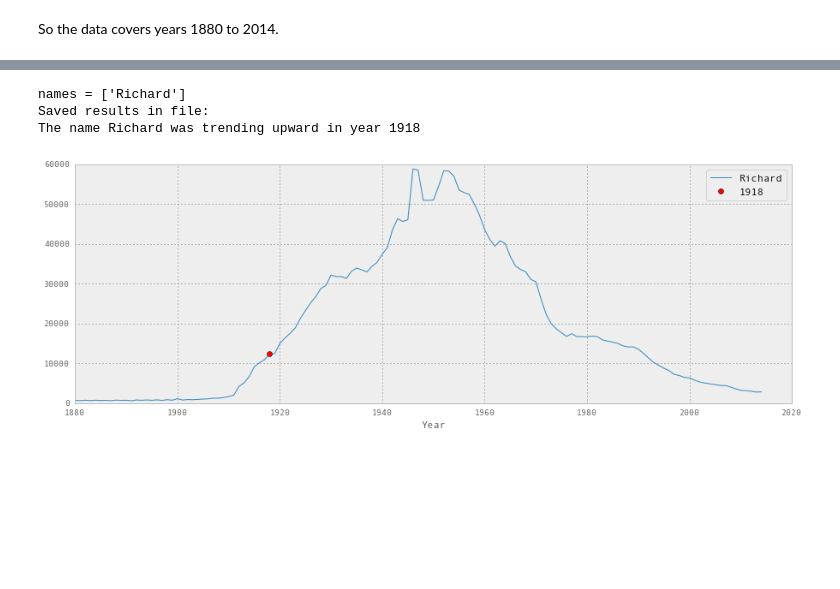
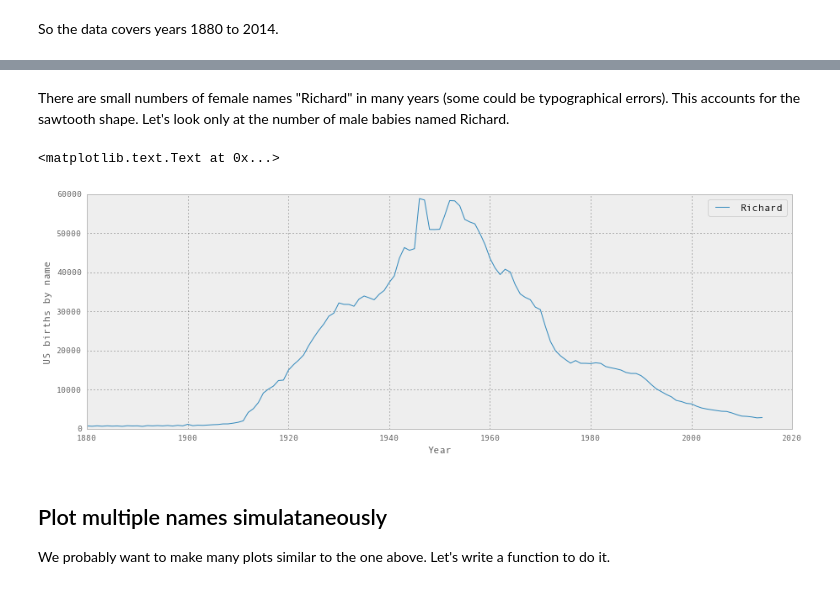
Before and after one commit to UnsupervisedLearning/US-baby-names, a Jupyter notebook: name_frequency.ipynb, the cells around one changed output, grey strips where cells are left out. Cells and saved outputs as stored; diff of their text form; code cells hidden in the pictures; blank space fills up the shorter version.

```diff
--- a/name_frequency.ipynb
+++ b/name_frequency.ipynb
@@ -72 +120,16 @@ So the data covers years 1880 to 2014.
+# %% [markdown]
+There are small numbers of female names "Richard" in many years (some could be typographical errors).  This accounts for the sawtooth shape.  Let's look only at the number of male babies named Richard.
+# %%
+df_name = df_name[ df_name['Gender'] == "M"]
+# %%
+line, = plt.plot(df_name['Year'],df_name['Count'])
+plt.legend([line], ['Richard'])
+plt.xlabel('Year')
+plt.ylabel('US births by name')
+# %% [output]
+<matplotlib.text.Text at 0x...>
+[figure, added]
+# %% [markdown]
+## Plot multiple names simulataneously
+We probably want to make many plots similar to the one above.  Let's write a function to do it.
 # %%
@@ -137,7 +165,0 @@ def makeNamePlot( names, gender, year=-1 ):
-# %%
-makeNamePlot(["Richard"],"M",1918)  # Richard Feynman was born in 1918
-# %% [output]
-names = ['Richard']
-Saved results in file:
-The name Richard was trending upward in year 1918
-[figure, removed]
```
Also changed, not shown: parts of 29 cells of this notebook.
